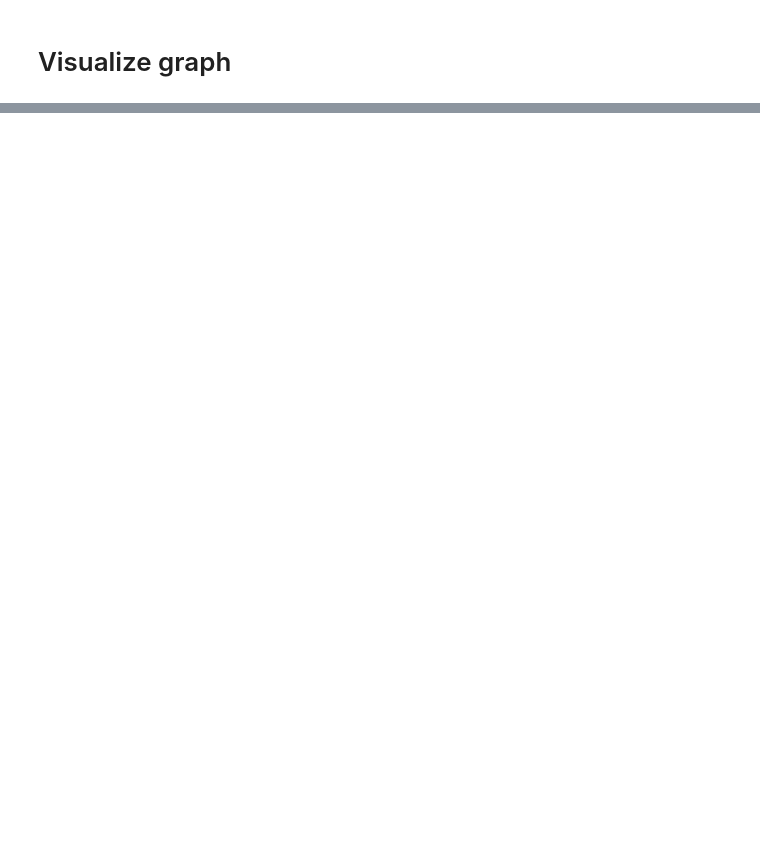
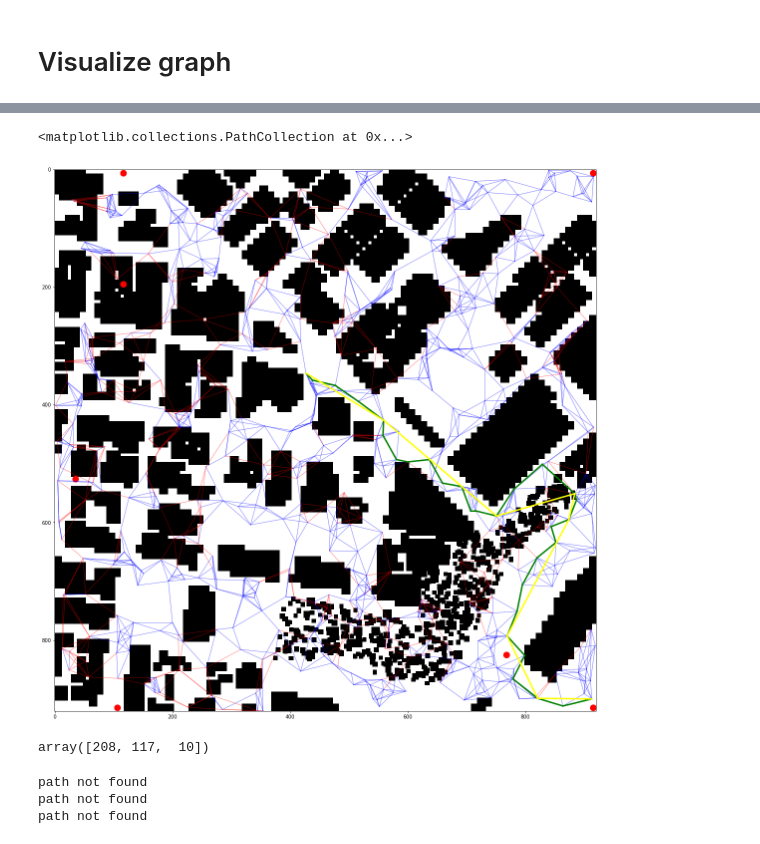
Before and after one commit to tomek-l/FCND-Motion-Planning, a Jupyter notebook: Planning Pipeline.ipynb, the cells around one changed output, grey strips where cells are left out. Cells and saved outputs as stored; diff of their text form; code cells hidden in the pictures; blank space fills up the shorter version.

```diff
--- a/Planning Pipeline.ipynb
+++ b/Planning Pipeline.ipynb
@@ -220,0 +304,62 @@ array([[  30,  -18,    5],
+# %%
+plt.figure(figsize=(20,20))
+
+plt.imshow(grid, cmap='gray_r')
+
+for (n1, n2) in graph.edges:
+
+    color = 'blue' if (n1, n2) in pruned_graph.edges else 'red'
+    plt.plot([n1[1]-offset_y, n2[1]-offset_y],
+             [n1[0]-offset_x, n2[0]-offset_x],
+             color,
+             linewidth=1,
+             alpha=0.5)
+
+for i in range(0, len(path)-1):
+    plt.plot(
+        [path[i+1][1]-offset_y, path[i][1]-offset_y],
+        [path[i+1][0]-offset_x, path[i][0]-offset_x],
+        'green',
+        linewidth=3,
+        alpha=1
+    )
+
+for i in range(0, len(pruned_path)-1):
+    plt.plot(
+        [pruned_path[i+1][1]-offset_y, pruned_path[i][1]-offset_y],
+        [pruned_path[i+1][0]-offset_x, pruned_path[i][0]-offset_x],
+        'yellow',
+        linewidth=3,
+        alpha=1
+    )
+
+plt.scatter(goals_pos[:,0], goals_pos[:,1], c='red', s=150)
+# %% [output]
+<matplotlib.collections.PathCollection at 0x...>
+[figure, added]
+# %%
+goals[1] - [offset_x, offset_y, 0]
+# %% [output]
+array([208, 117,  10])
+# %%
+paths = []
+pruned_paths = []
+for goal in goals:
+    start = (0,0,5)
+
+    (d1,d2),(s_idx,g_idx) = kd_tree.query([start, goal])
+
+    start_node = tuple(*points[s_idx])
+    goal_node = tuple(*points[g_idx])
+
+    try:
+        path = nx.algorithms.shortest_paths.astar.astar_path(pruned_graph, start_node, goal_node)
+        pruned_path = prune_path(path, obstacles)
+        paths.append(path)
+        pruned_paths.append(pruned_path)
+    except nx.NetworkXNoPath:
+        print("path not found")
+# %% [output]
+path not found
+path not found
+path not found
```
Also changed, not shown: parts of 29 cells of this notebook, 1 other file.
